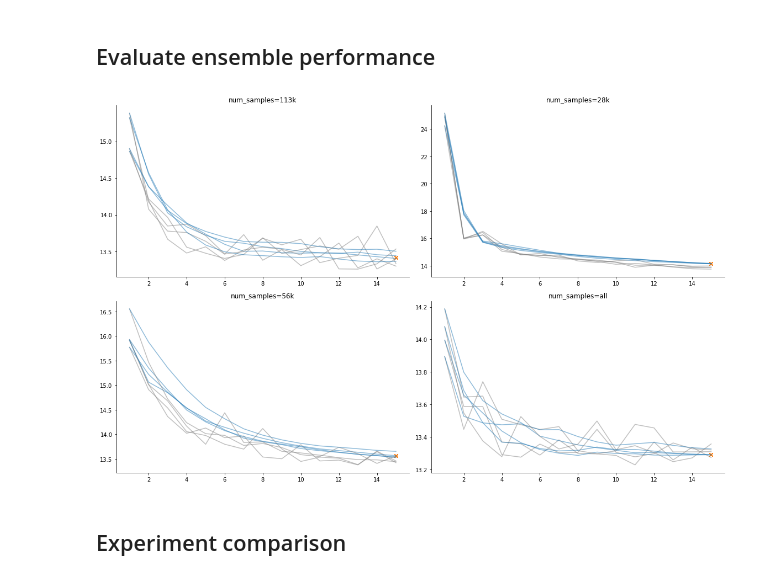
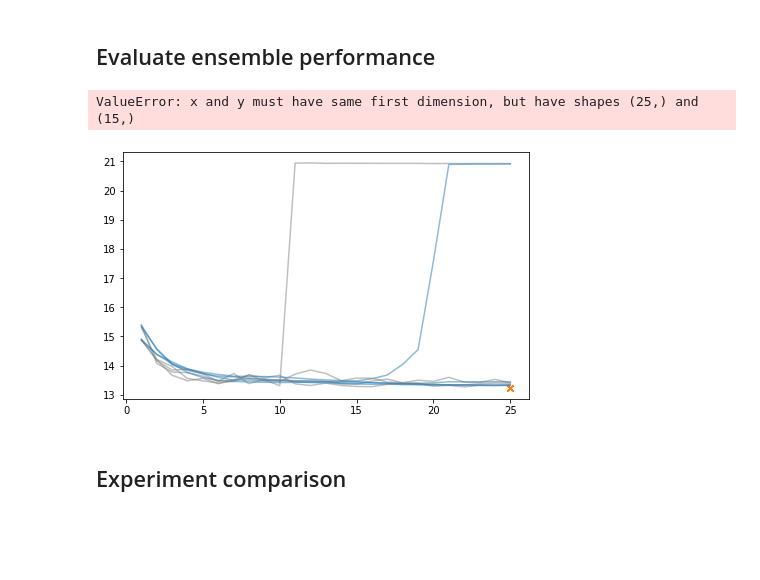
Before and after one commit to djib2011/forecasting-augmentation, a Jupyter notebook: experimentation/windows.ipynb, the cells around one changed output. Saved outputs shown, nothing was run; the diff lists cells and outputs as text; code cells hidden in the pictures; blank space fills up the shorter version.

Commit message:
Add updated windows experiment

```diff
--- a/experimentation/windows.ipynb
+++ b/experimentation/windows.ipynb
@@ -31,15 +64,16 @@ def plot_experiment(experiment, ax=None, title=None):
 # %%
 plt.figure(figsize=(16, 10))
 
 for i, num_samples in enumerate(df_all['num_samples'].unique()):
     ax = plt.subplot(2, 2, i+1)
     ex = get_experiment(num_samples)
     title = 'num_samples={}'.format(num_samples)
-    plot_experiment(ex, ax=ax, title=title)
+    plot_horizontal_ensembles(ex, ax=ax, title=title)
 
 plt.tight_layout()
 # %% [output]
+ValueError: x and y must have same first dimension, but have shapes (25,) and (15,)
-[figure, old version]
+[figure, new version]
 # %% [markdown]
 ## Experiment comparison
 # %%
```
Also changed, not shown: parts of 1 cell of this notebook, 4 other files.
